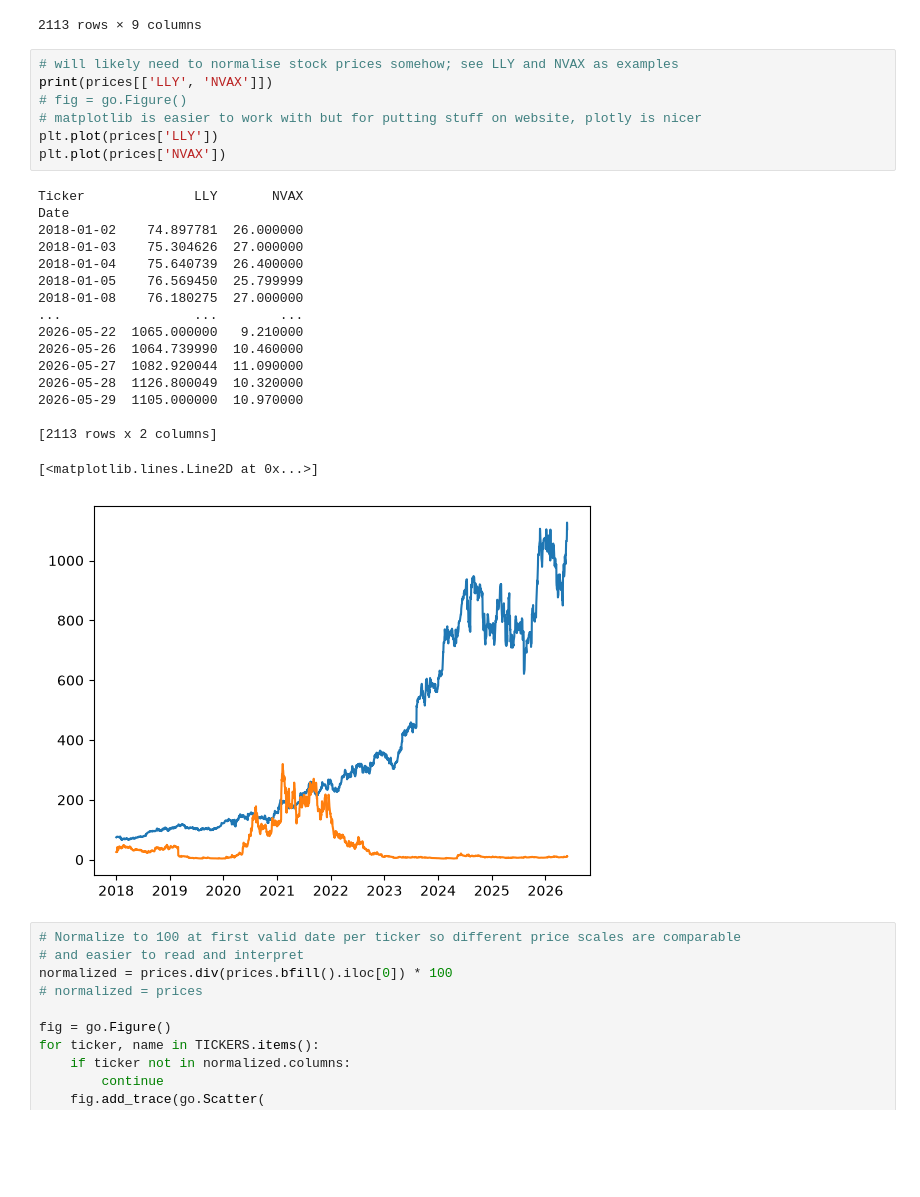
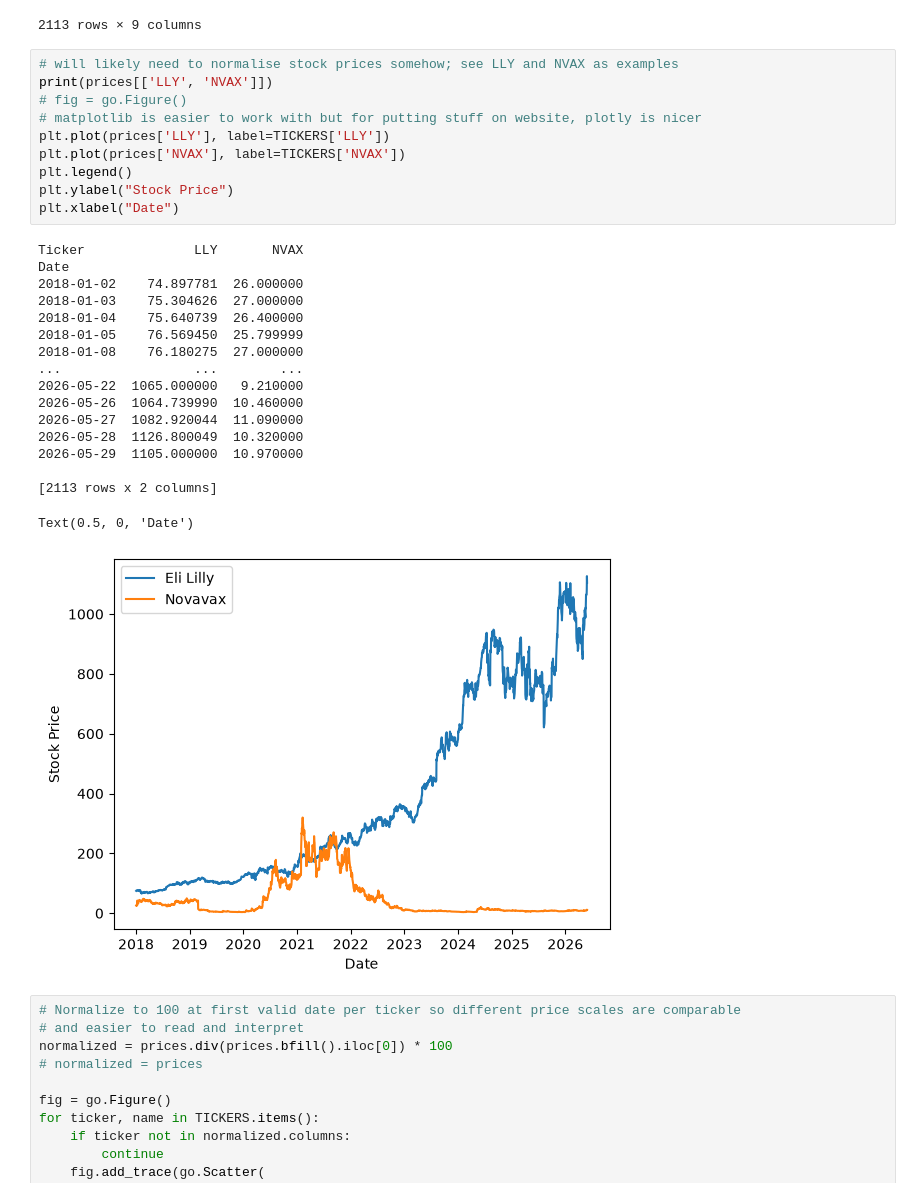
Before and after one commit to jphaupt/abnormal_returns, a Jupyter notebook: plot_stock.ipynb, the cells around one changed output. Saved outputs shown, nothing was run; the diff lists cells and outputs as text; blank space fills up the shorter version.

```diff
--- a/plot_stock.ipynb
+++ b/plot_stock.ipynb
@@ -102,28 +102,31 @@ prices
 # %%
 # will likely need to normalise stock prices somehow; see LLY and NVAX as examples
 print(prices[['LLY', 'NVAX']])
 # fig = go.Figure()
 # matplotlib is easier to work with but for putting stuff on website, plotly is nicer
-plt.plot(prices['LLY'])
-plt.plot(prices['NVAX'])
+plt.plot(prices['LLY'], label=TICKERS['LLY'])
+plt.plot(prices['NVAX'], label=TICKERS['NVAX'])
+plt.legend()
+plt.ylabel("Stock Price")
+plt.xlabel("Date")
 # %% [output]
 Ticker              LLY       NVAX
 Date
 2018-01-02    74.897781  26.000000
 2018-01-03    75.304626  27.000000
 2018-01-04    75.640739  26.400000
 2018-01-05    76.569450  25.799999
 2018-01-08    76.180275  27.000000
 ...                 ...        ...
 2026-05-22  1065.000000   9.210000
 2026-05-26  1064.739990  10.460000
 2026-05-27  1082.920044  11.090000
 2026-05-28  1126.800049  10.320000
 2026-05-29  1105.000000  10.970000
 
 [2113 rows x 2 columns]
-[<matplotlib.lines.Line2D at 0x...>]
+Text(0.5, 0, 'Date')
-[figure, old version]
+[figure, new version]
 # %%
 # Normalize to 100 at first valid date per ticker so different price scales are comparable
 # and easier to read and interpret
```
Also changed, not shown: parts of 3 cells of this notebook.
